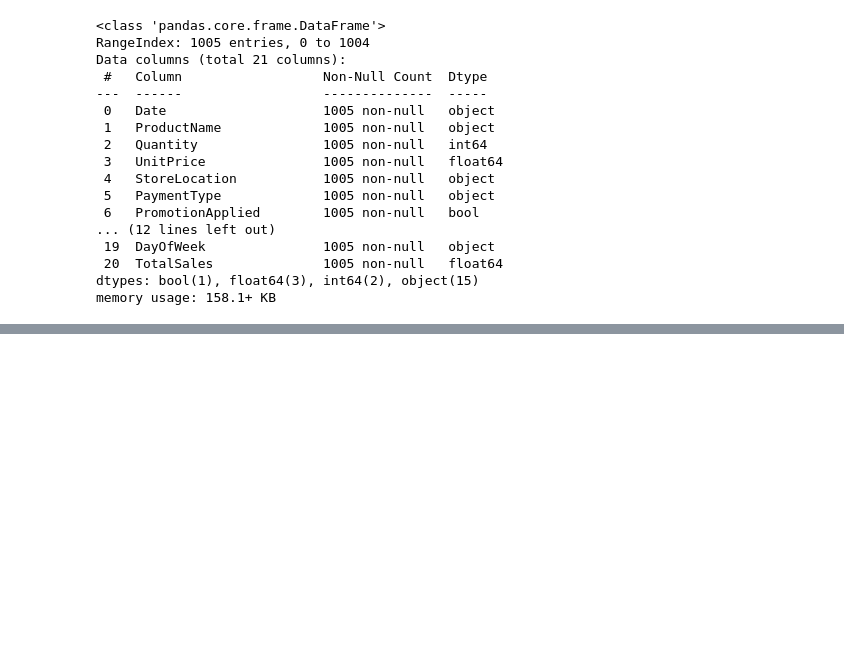
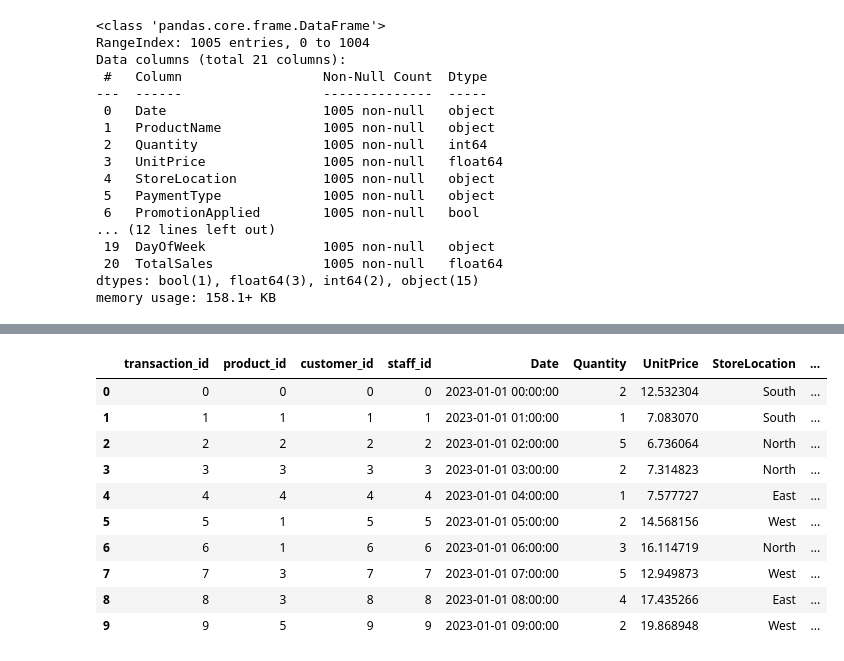
Before and after one commit to dibanga2800/zipco_foods_etl_with_airflo_orchestration, a Jupyter notebook: notebook/etl_pipeline.ipynb, the cells around one changed output, grey strips where cells are left out. Cells and saved outputs as stored; diff of their text form; code cells hidden in the pictures; blank space fills up the shorter version.

Commit message:
Data cleaning and transformation

```diff
--- a/notebook/etl_pipeline.ipynb
+++ b/notebook/etl_pipeline.ipynb
@@ -48,0 +85,5 @@ memory usage: 158.1+ KB
+# %%
+#create the product table
+product = data[['ProductName']].drop_duplicates().reset_index(drop=True)
+product.index.name = 'product_id'
+product = product.reset_index()
@@ -48,0 +99,5 @@ memory usage: 158.1+ KB
+# %%
+#create the staff table
+staff = data[['Staff_Name', 'Staff_Email']].drop_duplicates().reset_index(drop=True)
+staff.index.name = 'staff_id'
+staff = staff.reset_index()
@@ -48,0 +113,4 @@ memory usage: 158.1+ KB
+# %%
+customer = data[['CustomerName', 'CustomerAddress','Customer_PhoneNumber', 'CustomerEmail']].drop_duplicates().reset_index(drop=True)
+customer.index.name = 'customer_id'
+customer = customer.reset_index()
@@ -48,0 +126,25 @@ memory usage: 158.1+ KB
+# %%
+#Create Transactions tables
+transaction = data.merge(product, on=['ProductName'], how='left') \
+                .merge(staff, on=['Staff_Name', 'Staff_Email'], how='left') \
+                .merge(customer, on=['CustomerName', 'CustomerAddress','Customer_PhoneNumber', 'CustomerEmail'], how='left') \
+
+transaction.index.name = 'transaction_id'
+transaction = transaction.reset_index() \
+[['transaction_id', 'product_id', 'customer_id', 'staff_id', 'Date', 'Quantity', 'UnitPrice', \
+       'StoreLocation', 'PaymentType', 'PromotionApplied', 'Weather','Temperature', 'StaffPerformanceRating', 'CustomerFeedback', \
+       'DeliveryTime_min', 'OrderType','DayOfWeek', 'TotalSales']]
+# %%
+transaction.head(10) # Display the first few rows of the transactions table
+# %% [output]
+|  | transaction_id | product_id | customer_id | staff_id | Date | Quantity | UnitPrice | StoreLocation | ... |
+| 0 | 0 | 0 | 0 | 0 | 2023-01-01 00:00:00 | 2 | 12.532304 | South | ... |
+| 1 | 1 | 1 | 1 | 1 | 2023-01-01 01:00:00 | 1 | 7.083070 | South | ... |
+| 2 | 2 | 2 | 2 | 2 | 2023-01-01 02:00:00 | 5 | 6.736064 | North | ... |
+| 3 | 3 | 3 | 3 | 3 | 2023-01-01 03:00:00 | 2 | 7.314823 | North | ... |
+| 4 | 4 | 4 | 4 | 4 | 2023-01-01 04:00:00 | 1 | 7.577727 | East | ... |
+| 5 | 5 | 1 | 5 | 5 | 2023-01-01 05:00:00 | 2 | 14.568156 | West | ... |
+| 6 | 6 | 1 | 6 | 6 | 2023-01-01 06:00:00 | 3 | 16.114719 | North | ... |
+| 7 | 7 | 3 | 7 | 7 | 2023-01-01 07:00:00 | 5 | 12.949873 | West | ... |
+| 8 | 8 | 3 | 8 | 8 | 2023-01-01 08:00:00 | 4 | 17.435266 | East | ... |
+| 9 | 9 | 5 | 9 | 9 | 2023-01-01 09:00:00 | 2 | 19.868948 | West | ... |
```
Also changed, not shown: parts of 10 cells of this notebook, 7 other files.
